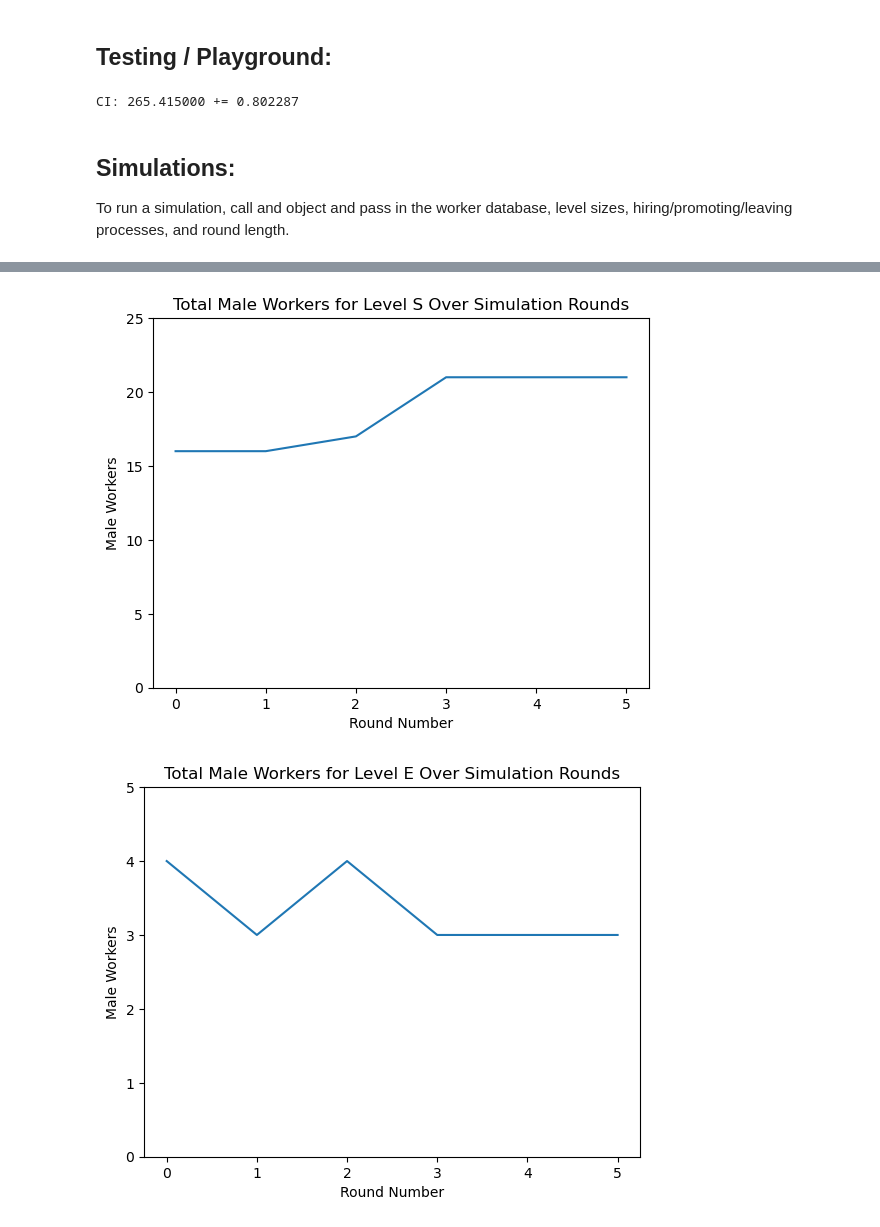
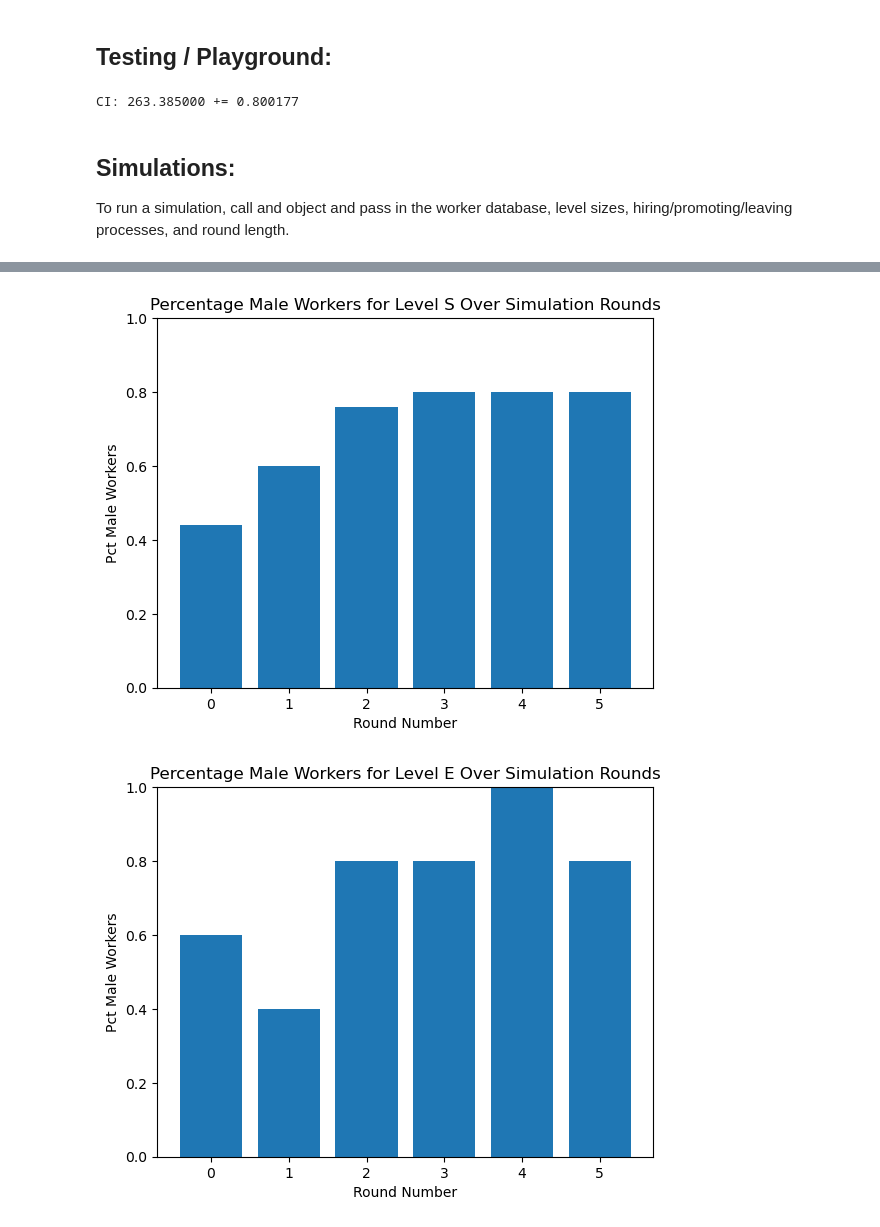
Before and after one commit to bmosh/4580_final_project, a Jupyter notebook: FP_v2.ipynb, the cells around one changed output, grey strips where cells are left out. Cells and saved outputs as stored; diff of their text form; code cells hidden in the pictures.

```diff
--- a/FP_v2.ipynb
+++ b/FP_v2.ipynb
@@ -65,6 +65,7 @@ class worker(object):
         self.gender = gender
         self.idx = idx
         self.start_time = start_time
+
 
     def __lt__(self, other):
         return self.idx < other.get_index()
@@ -78,6 +79,15 @@ class worker(object):
 
     def get_level(self):
         return self.level
+
+    def get_productivity(self):
+        return self.productivity
+
+    def set_productivity(self):
+        if self.gender == 0:
+            self.productivity = np.random.normal(45, 10)
+        else:
+            self.productivity = np.random.normal(48, 10)
 
     def get_time_on_level(self):
         return time.time() - self.start_time
@@ -155,6 +165,7 @@ def base_hire_worker(worker_db, level, idx, all_male=False, all_female=False):
     # Create worker:
     hire = worker(level, gender, idx, time.time())
     hire.set_end_time()
+    hire.set_productivity()
 
 
     # Add worker to worker database:
@@ -321,27 +334,28 @@ class Simulation(object):
                 count_female += 1
             total += 1
 
-        pct_male = count_male
-        pct_female = count_female
+        pct_male = count_male/total
+        pct_female = count_female/total
 
-        return count_male, count_female
+        return pct_male, pct_female
 
     def print_current_demo_info(self):
         self.overall_gender_distribution(self.worker_db)
 
     def print_final_demo_info(self):
         for level in self.worker_db.keys():
-            print("population male: %i, population female: %i\n" % (self.level_gender_distribution(self.worker_db[level])))
+            print("Population Demographics for level %s:" % work_levels[level])
+            print("population pct. male: %f, population pct. female: %f\n" % (self.level_gender_distribution(self.worker_db[level])))
 
     def visualize_final_level_gender_dists(self):
         for level in range(1,5):
             plt.figure()
             ax = plt.gca()
-            ax.set_ylim(0, self.level_sizes[level])
-            plt.title("Total Male Workers for Level %s Over Simulation Rounds" % work_levels[level])
+            ax.set_ylim(0, 1)
+            plt.title("Percentage Male Workers for Level %s Over Simulation Rounds" % work_levels[level])
             plt.xlabel("Round Number")
-            plt.ylabel("Male Workers")
-            plt.plot([i for i in range(self.num_rounds)], self.round_gender_dists[level-1])
+            plt.ylabel("Pct Male Workers")
+            plt.bar([i for i in range(self.num_rounds)], self.round_gender_dists[level-1])
             plt.show()
 
     def update_workforce(self, alpha=10, gamma=.5):
@@ -427,13 +441,13 @@ def test_initial_population(db):
 
 test_initial_population(test_worker_db)
 # %% [output]
-CI: 265.415000 += 0.802287
+CI: 263.385000 += 0.800177
 # %% [markdown]
 ## Simulations:
 
 To run a simulation, call and object and pass in the worker database, level sizes, hiring/promoting/leaving processes, and round length.
 # %%
-basic_sim = Simulation(worker_db, level_sizes, base_populate_initial_workforce, base_remove_expired_workers,base_hire_worker, base_promote_workers, round_length=8)
+basic_sim = Simulation(worker_db, level_sizes, base_populate_initial_workforce, base_remove_expired_workers,base_hire_worker, base_promote_workers, round_length=5)
 
 basic_sim.run_simulation()
 # %% [output]
@@ -459,3 +473,3 @@ population male: 3, population female: 2
-[figure, old version]
+[figure, new version]
-[figure, old version]
+[figure, new version]
 # %%
```
Also changed, not shown: parts of 3 cells of this notebook.
